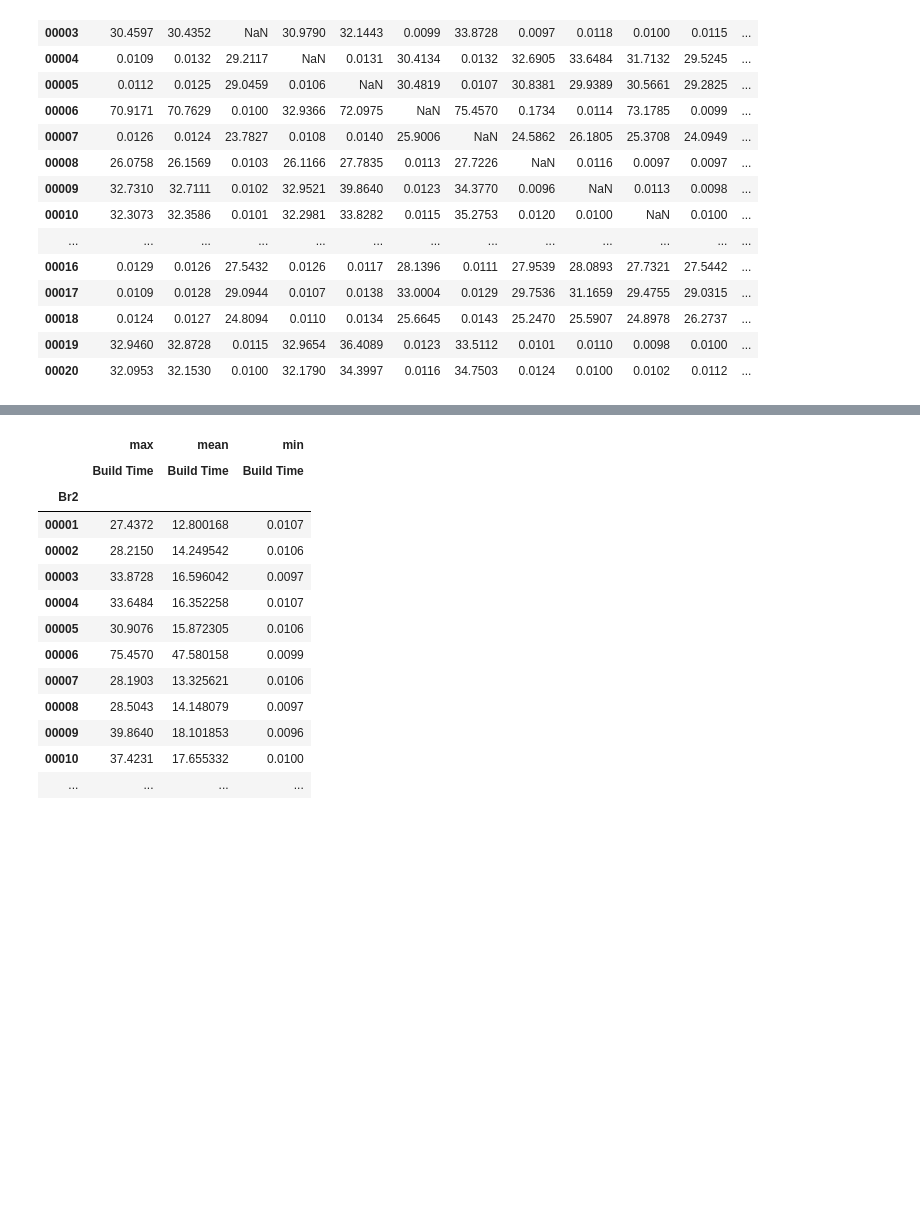
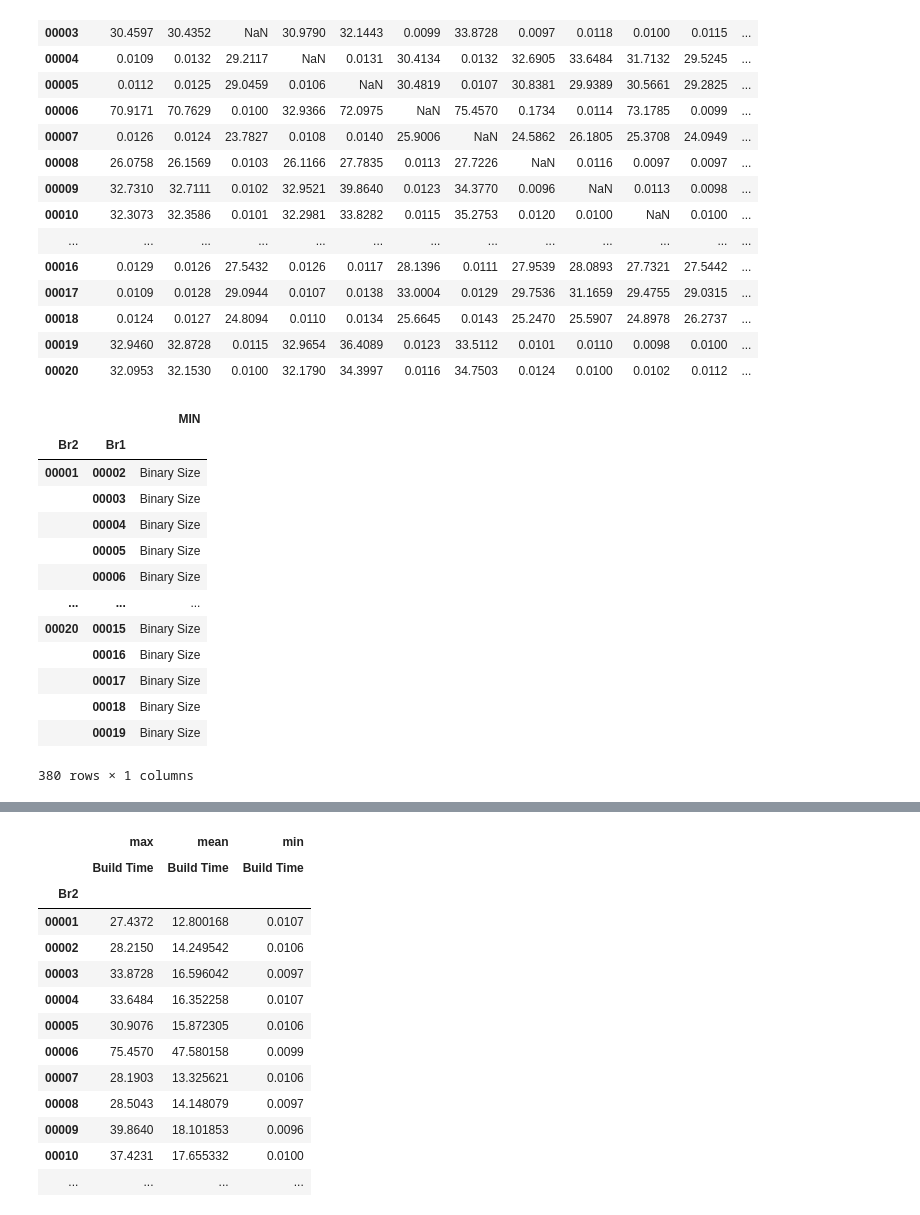
Before and after one commit to ternava/Incremental-build, a Jupyter notebook: notebooks/incremental_build_time.ipynb, the cells around one changed output, grey strips where cells are left out. Drawn from its saved outputs; the diff is of its cells as text; code cells hidden in the pictures; blank space fills up the shorter version.

```diff
--- a/notebooks/incremental_build_time.ipynb
+++ b/notebooks/incremental_build_time.ipynb
@@ -55,9 +55,11 @@ dx
 # A detailed view of each incremental build time after clean build configurations
 # Columns: clean build
 # Rows: Incremental build
-opt2 = df.pivot_table(index = ["Br2", "Br1"],
+opt2 = df.pivot_table(index = ["Br2"],
+                    columns="Br1",
                     values=["Build Time"])
-opt2.unstack()
+#opt2.unstack()
+opt2
 # %% [output]
 |  | Build Time |  |  |  |  |  |  |  |  |  |  | ... |
 | Br1 | 00001 | 00002 | 00003 | 00004 | 00005 | 00006 | 00007 | 00008 | 00009 | 00010 | 00011 | ... |
@@ -78,6 +80,27 @@ opt2.unstack()
 | 00018 | 0.0124 | 0.0127 | 24.8094 | 0.0110 | 0.0134 | 25.6645 | 0.0143 | 25.2470 | 25.5907 | 24.8978 | 26.2737 | ... |
 | 00019 | 32.9460 | 32.8728 | 0.0115 | 32.9654 | 36.4089 | 0.0123 | 33.5112 | 0.0101 | 0.0110 | 0.0098 | 0.0100 | ... |
 | 00020 | 32.0953 | 32.1530 | 0.0100 | 32.1790 | 34.3997 | 0.0116 | 34.7503 | 0.0124 | 0.0100 | 0.0102 | 0.0112 | ... |
+# %%
+# The order or configurations that provide the minimum incremental build time.
+
+opt2['MIN'] = opt2.apply( lambda x: opt2.columns[x == x.min()][0], axis=1)
+opt2 = opt2[['MIN']]
+opt2
+# %% [output]
+|  |  | MIN |
+| Br2 | Br1 |  |
+| 00001 | 00002 | Binary Size |
+|  | 00003 | Binary Size |
+|  | 00004 | Binary Size |
+|  | 00005 | Binary Size |
+|  | 00006 | Binary Size |
+| ... | ... | ... |
+| 00020 | 00015 | Binary Size |
+|  | 00016 | Binary Size |
+|  | 00017 | Binary Size |
+|  | 00018 | Binary Size |
+|  | 00019 | Binary Size |
+380 rows × 1 columns
 # %%
 # A detailed view of each executable's binary size after incremebtal build configurations
 # Columns: clean build
```
Also changed, not shown: 6 other files.
